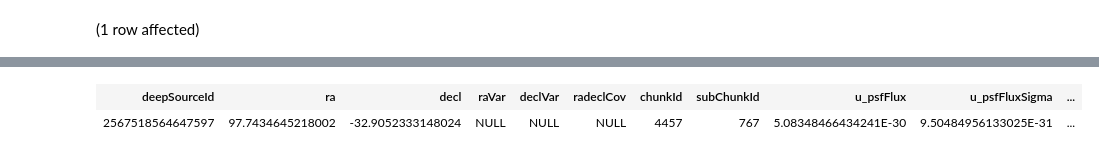
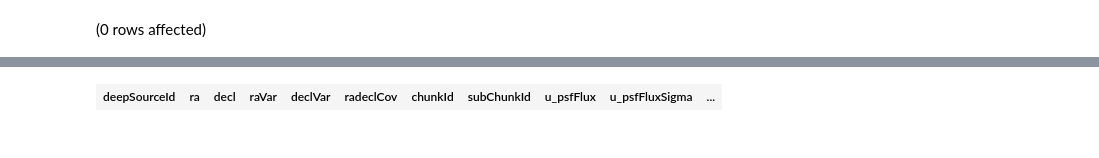
Before and after one commit to idies/jhu-lsst, a Jupyter notebook: test_queries/aris/DMTR-16.ctp3.0.ipynb, the cells around one changed output, grey strips where cells are left out. Drawn from its saved outputs; the diff is of its cells as text; code cells hidden in the pictures.

```diff
--- a/test_queries/aris/DMTR-16.ctp3.0.ipynb
+++ b/test_queries/aris/DMTR-16.ctp3.0.ipynb
@@ -45,11 +63,11 @@ Total execution time: 00:00:04.2100462
 -- 3.1
 use LSST
 -- SELECT * FROM Object WHERE deepSourceId = 16968353272299750
-SELECT * FROM Object WHERE deepSourceId = 2567518564647597
+SELECT * FROM Object WHERE deepSourceId = 16968353272299750
 
 -- SELECT COUNT(*) FROM Object WHERE qserv_areaspec_box(42.247928, 38.874077, 42.273855, 39.034748)
 --NB qserv_areaspec_box seems to be an indicator to the qserv system that the objects should be found in a box.
 -- otherwise there is no constraint on the objects anyway.
 -- see https://github.com/lsst/qserv/blob/master/UserManual.md for documentation
 # %% [output]
-(1 row affected)
+(0 rows affected)
@@ -57,5 +75,4 @@ Total execution time: 00:00:02.4319618
 | deepSourceId | ra | decl | raVar | declVar | radeclCov | chunkId | subChunkId | u_psfFlux | u_psfFluxSigma | ... |
-| 2567518564647597 | 97.7434645218002 | -32.9052333148024 | NULL | NULL | NULL | 4457 | 767 | 5.08348466434241E-30 | 9.50484956133025E-31 | ... |
 # %%
 -- 3.2
 use LSST
```
Also changed, not shown: parts of 10 cells of this notebook, 2 other files.
